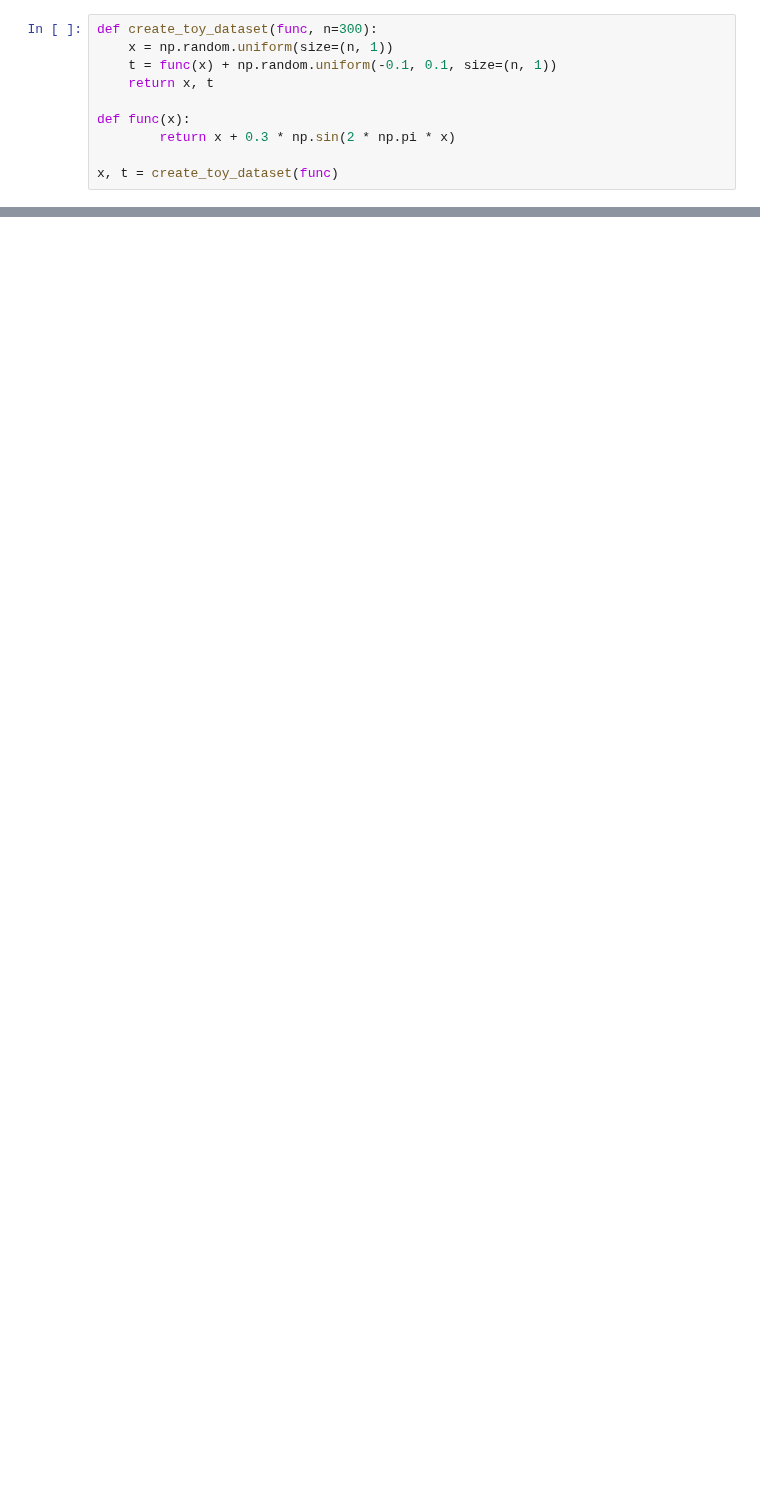
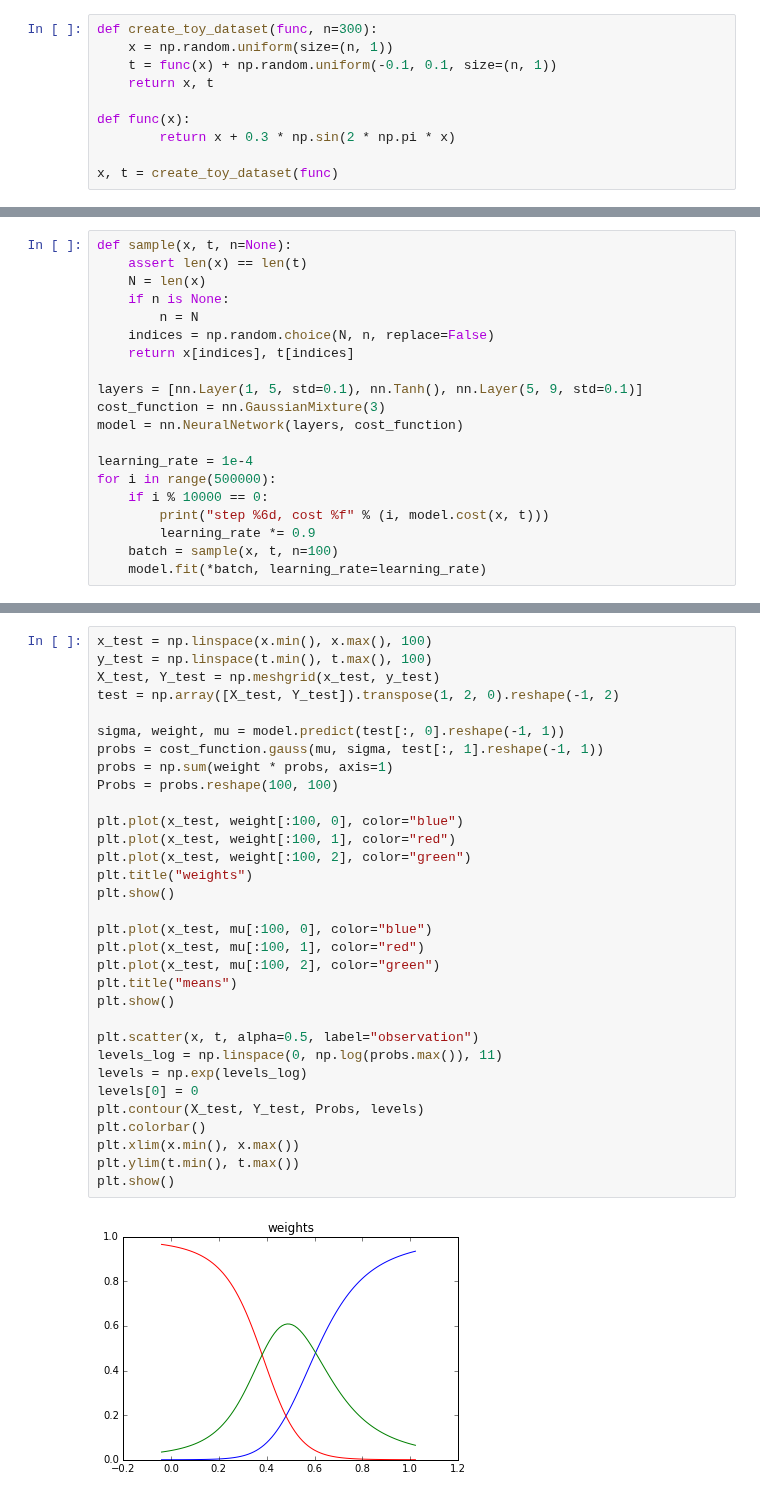
Before and after one commit to ctgk/PRML, a Jupyter notebook: ch05_Neural_Networks.ipynb, the cells around one changed output, grey strips where cells are left out. Cells and saved outputs as stored; diff of their text form; blank space fills up the shorter version.

```diff
--- a/ch05_Neural_Networks.ipynb
+++ b/ch05_Neural_Networks.ipynb
@@ -50,0 +108,20 @@ plt.show()
+# %%
+def sample(x, t, n=None):
+    assert len(x) == len(t)
+    N = len(x)
+    if n is None:
+        n = N
+    indices = np.random.choice(N, n, replace=False)
+    return x[indices], t[indices]
+
+layers = [nn.Layer(1, 5, std=0.1), nn.Tanh(), nn.Layer(5, 9, std=0.1)]
+cost_function = nn.GaussianMixture(3)
+model = nn.NeuralNetwork(layers, cost_function)
+
+learning_rate = 1e-4
+for i in range(500000):
+    if i % 10000 == 0:
+        print("step %6d, cost %f" % (i, model.cost(x, t)))
+        learning_rate *= 0.9
+    batch = sample(x, t, n=100)
+    model.fit(*batch, learning_rate=learning_rate)
@@ -50,0 +146,34 @@ plt.show()
+# %%
+x_test = np.linspace(x.min(), x.max(), 100)
+y_test = np.linspace(t.min(), t.max(), 100)
+X_test, Y_test = np.meshgrid(x_test, y_test)
+test = np.array([X_test, Y_test]).transpose(1, 2, 0).reshape(-1, 2)
+
+sigma, weight, mu = model.predict(test[:, 0].reshape(-1, 1))
+probs = cost_function.gauss(mu, sigma, test[:, 1].reshape(-1, 1))
+probs = np.sum(weight * probs, axis=1)
+Probs = probs.reshape(100, 100)
+
+plt.plot(x_test, weight[:100, 0], color="blue")
+plt.plot(x_test, weight[:100, 1], color="red")
+plt.plot(x_test, weight[:100, 2], color="green")
+plt.title("weights")
+plt.show()
+
+plt.plot(x_test, mu[:100, 0], color="blue")
+plt.plot(x_test, mu[:100, 1], color="red")
+plt.plot(x_test, mu[:100, 2], color="green")
+plt.title("means")
+plt.show()
+
+plt.scatter(x, t, alpha=0.5, label="observation")
+levels_log = np.linspace(0, np.log(probs.max()), 11)
+levels = np.exp(levels_log)
+levels[0] = 0
+plt.contour(X_test, Y_test, Probs, levels)
+plt.colorbar()
+plt.xlim(x.min(), x.max())
+plt.ylim(t.min(), t.max())
+plt.show()
+# %% [output]
+[figure, added]
```
Also changed, not shown: parts of 11 cells of this notebook.
